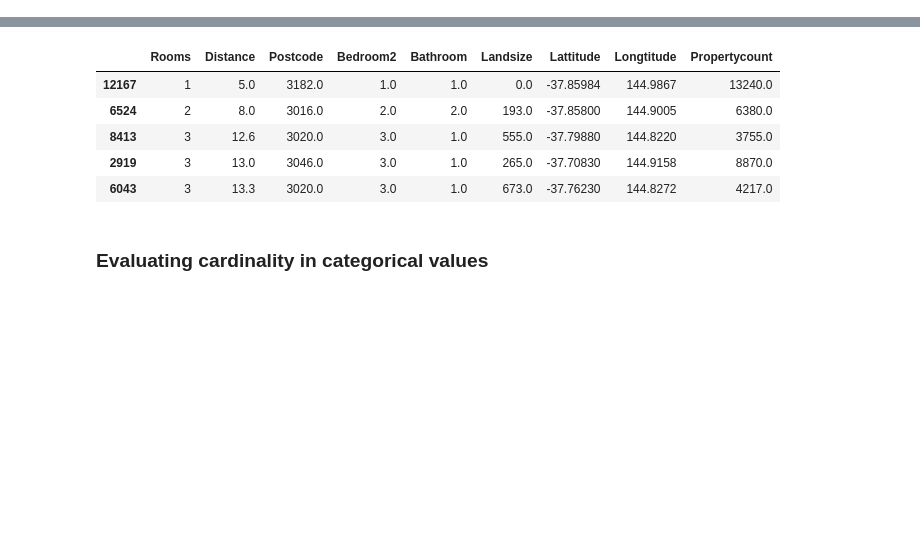
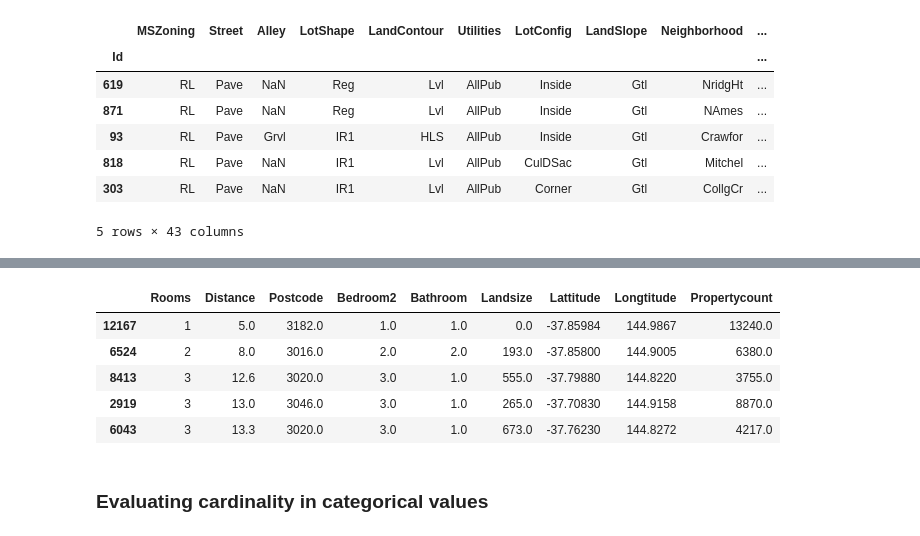
Before and after one commit to macmle45/ML-Intermediate, a Jupyter notebook: 03. Categorical Variables.ipynb, the cells around one changed output, grey strips where cells are left out. Saved outputs shown, nothing was run; the diff lists cells and outputs as text; code cells hidden in the pictures; blank space fills up the shorter version.

```diff
--- a/03. Categorical Variables.ipynb
+++ b/03. Categorical Variables.ipynb
@@ -72,0 +64,11 @@ X_train_proc.to_csv('Data/X_train_proc.csv')
+# %%
+X_train_cat.head()
+# %% [output]
+|  | MSZoning | Street | Alley | LotShape | LandContour | Utilities | LotConfig | LandSlope | Neighborhood | ... |
+| Id |  |  |  |  |  |  |  |  |  | ... |
+| 619 | RL | Pave | NaN | Reg | Lvl | AllPub | Inside | Gtl | NridgHt | ... |
+| 871 | RL | Pave | NaN | Reg | Lvl | AllPub | Inside | Gtl | NAmes | ... |
+| 93 | RL | Pave | Grvl | IR1 | HLS | AllPub | Inside | Gtl | Crawfor | ... |
+| 818 | RL | Pave | NaN | IR1 | Lvl | AllPub | CulDSac | Gtl | Mitchel | ... |
+| 303 | RL | Pave | NaN | IR1 | Lvl | AllPub | Corner | Gtl | CollgCr | ... |
+5 rows × 43 columns
```
Also changed, not shown: parts of 12 cells of this notebook.
